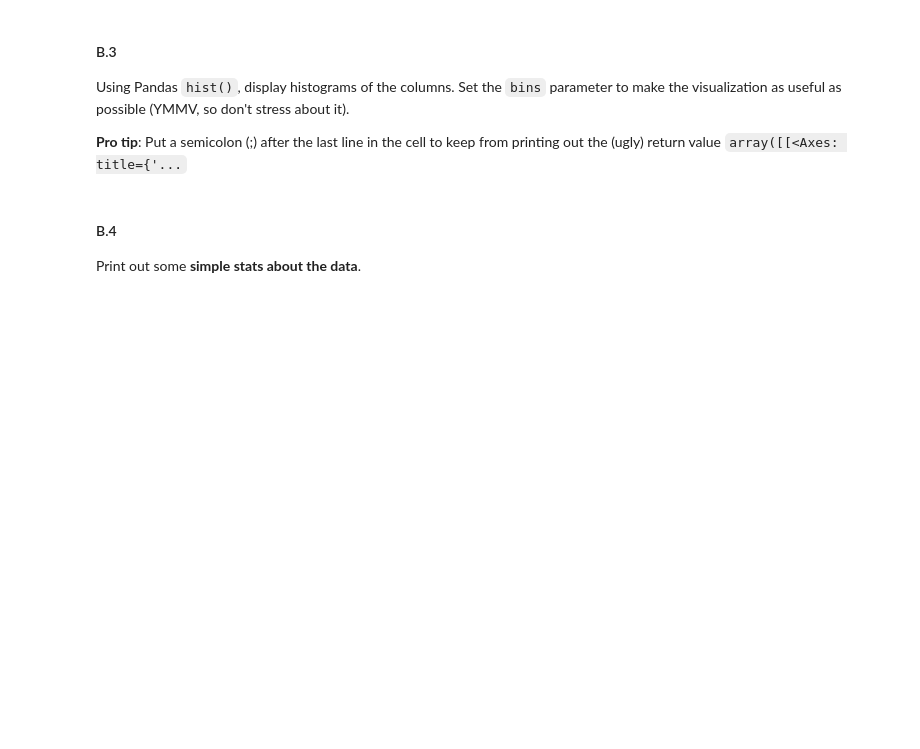
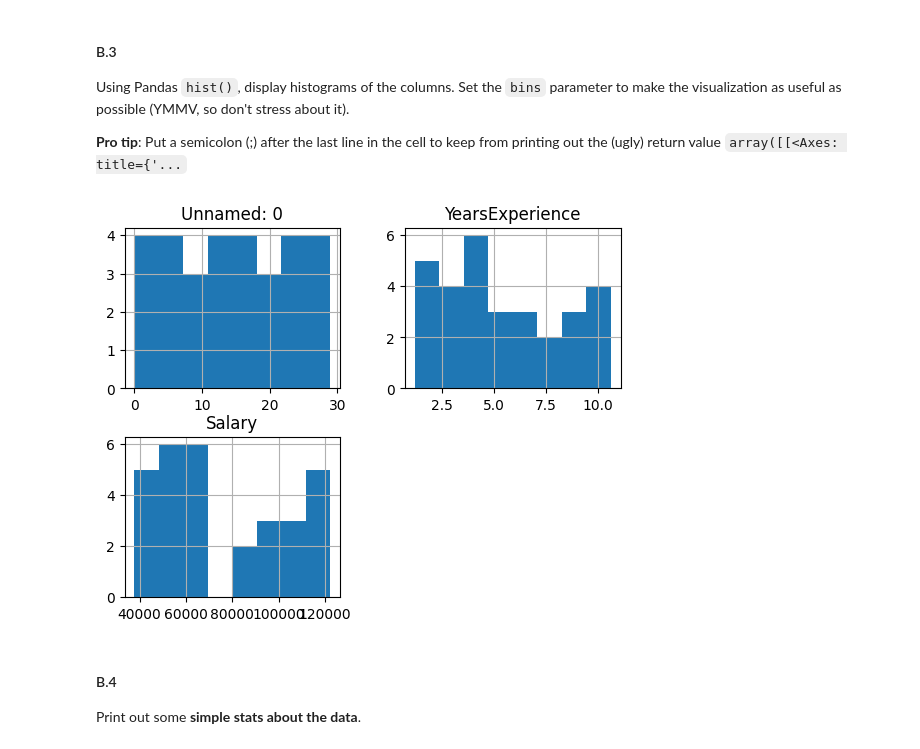
Before and after one commit to oesen-bu/Module-3-Assignments, a Jupyter notebook: Homework_01.ipynb, the cells around one changed output. Saved outputs shown, nothing was run; the diff lists cells and outputs as text; code cells hidden in the pictures; blank space fills up the shorter version.

```diff
--- a/Homework_01.ipynb
+++ b/Homework_01.ipynb
@@ -119,6 +138,9 @@ Using Pandas `hist()`, display histograms of the columns.  Set the `bins` parame
 the (ugly) return value `array([[<Axes: title={'...`
 # %%
 # Your code here
+salary_data_raw.hist(bins=8);
+# %% [output]
+[figure, added]
 # %% [markdown]
 #### B.4
 
```
Also changed, not shown: parts of 27 cells of this notebook.
